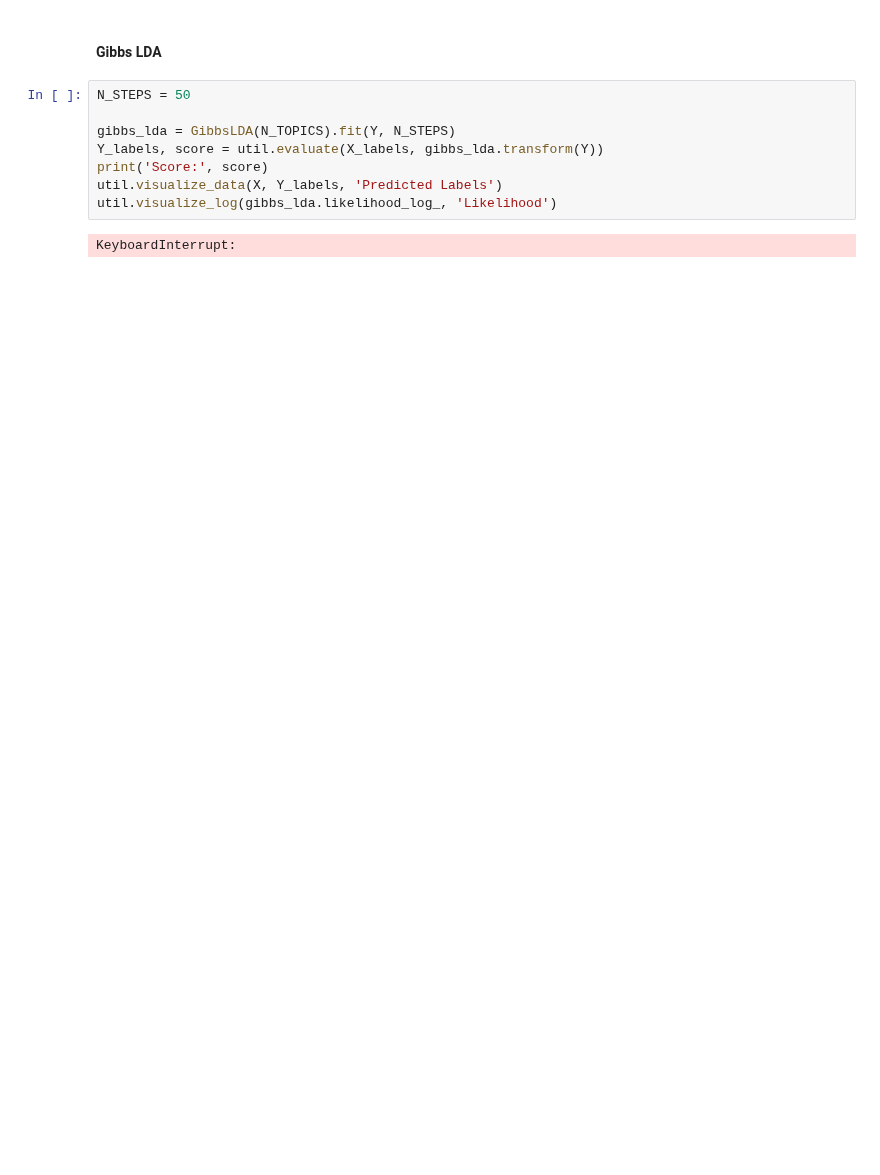
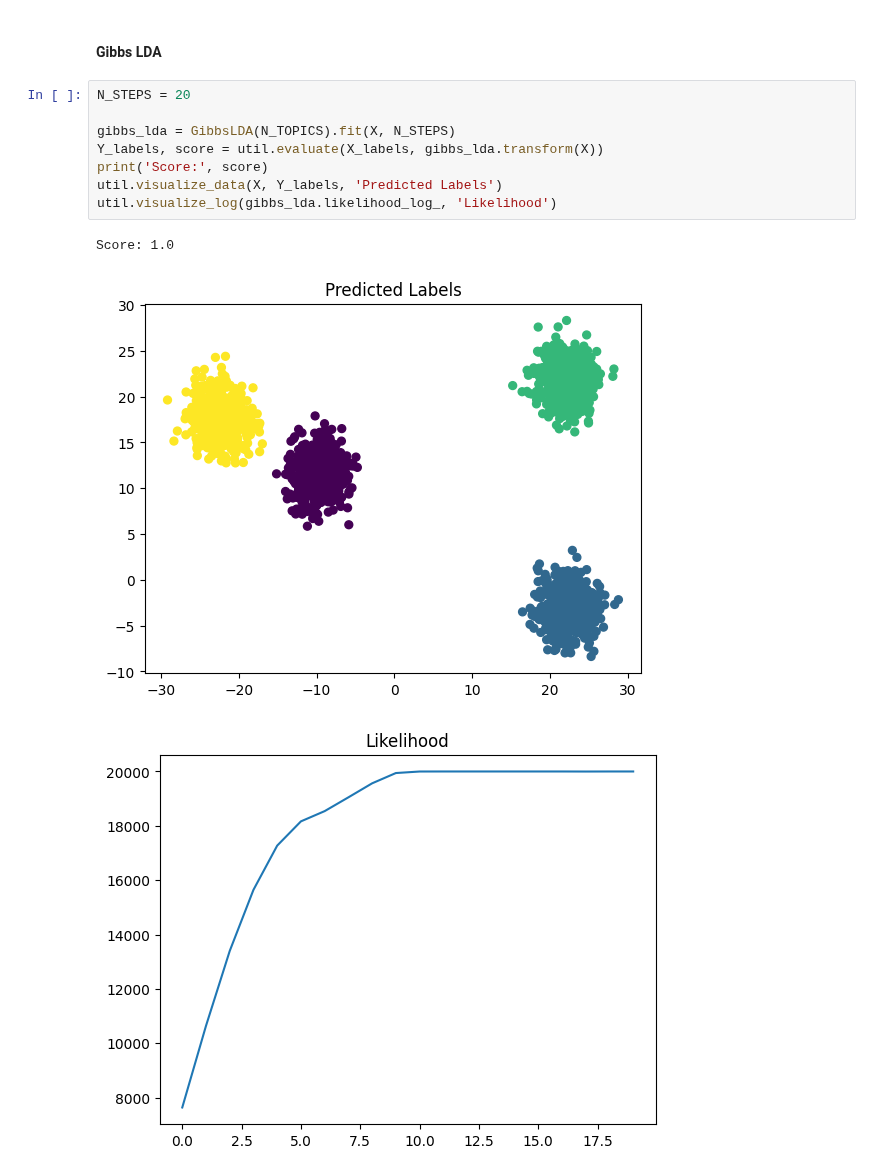
Before and after one commit to craigfouts/GibbsLDA, a Jupyter notebook: sandbox.ipynb, the cells around one changed output. Cells and saved outputs as stored; diff of their text form; blank space fills up the shorter version.

```diff
--- a/sandbox.ipynb
+++ b/sandbox.ipynb
@@ -115,13 +21,15 @@ Score: 0.999
 # %% [markdown]
 #### Gibbs LDA
 # %%
-N_STEPS = 50
+N_STEPS = 20
 
-gibbs_lda = GibbsLDA(N_TOPICS).fit(Y, N_STEPS)
-Y_labels, score = util.evaluate(X_labels, gibbs_lda.transform(Y))
+gibbs_lda = GibbsLDA(N_TOPICS).fit(X, N_STEPS)
+Y_labels, score = util.evaluate(X_labels, gibbs_lda.transform(X))
 print('Score:', score)
 util.visualize_data(X, Y_labels, 'Predicted Labels')
 util.visualize_log(gibbs_lda.likelihood_log_, 'Likelihood')
 # %% [output]
-KeyboardInterrupt:
+Score: 1.0
+[figure, added]
+[figure, added]
 # %% [markdown]
```
Also changed, not shown: parts of 13 cells of this notebook, 1 other file.
